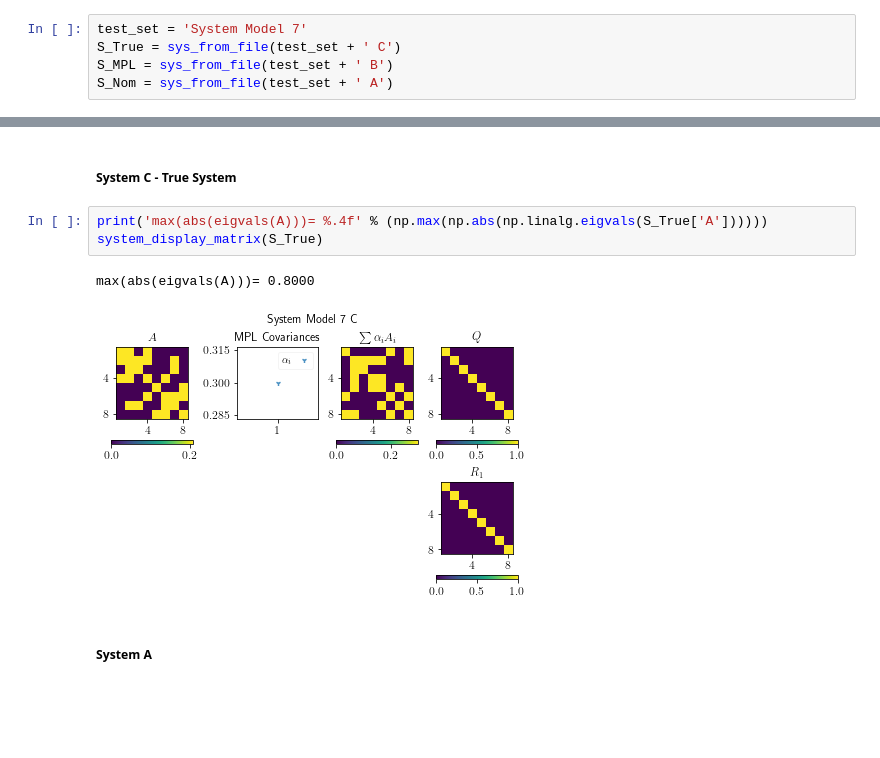
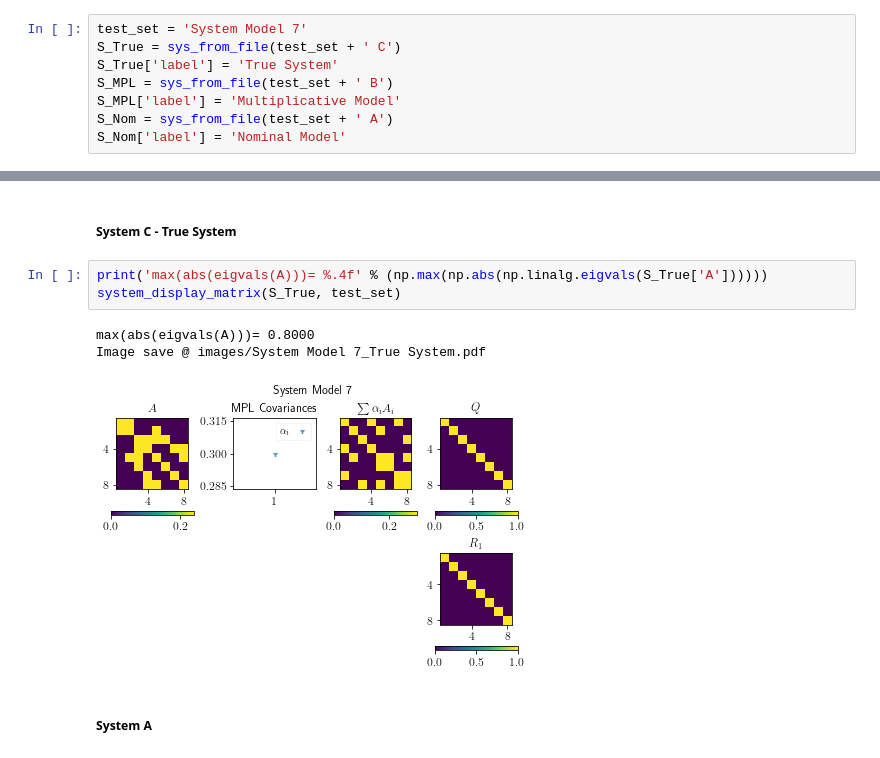
Before and after one commit to TSummersLab/multiplicative_noise_greedy_control_architecture, a Jupyter notebook: ActuatorSelection_Test3_2.ipynb, the cells around one changed output, grey strips where cells are left out. Drawn from its saved outputs; the diff is of its cells as text; blank space fills up the shorter version.

```diff
--- a/ActuatorSelection_Test3_2.ipynb
+++ b/ActuatorSelection_Test3_2.ipynb
@@ -19,8 +19,11 @@ from functionfile_system_mplcost import simulation_model_comparison, plot_simula
 # %%
 test_set = 'System Model 7'
 S_True = sys_from_file(test_set + ' C')
+S_True['label'] = 'True System'
 S_MPL = sys_from_file(test_set + ' B')
+S_MPL['label'] = 'Multiplicative Model'
 S_Nom = sys_from_file(test_set + ' A')
+S_Nom['label'] = 'Nominal Model'
 # %% [output]
 System read from file @ system_model/System Model 7 C.pickle
 
@@ -47,10 +48,11 @@ Simulation end: Comparison of actuator selection of A vs B on C
 ##### System C - True System
 # %%
 print('max(abs(eigvals(A)))= %.4f' % (np.max(np.abs(np.linalg.eigvals(S_True['A'])))))
-system_display_matrix(S_True)
+system_display_matrix(S_True, test_set)
 # %% [output]
 max(abs(eigvals(A)))= 0.8000
+Image save @ images/System Model 7_True System.pdf
-[figure, old version]
+[figure, new version]
 # %% [markdown]
 ##### System A
 # %%
```
Also changed, not shown: parts of 8 cells of this notebook, 46 other files.
